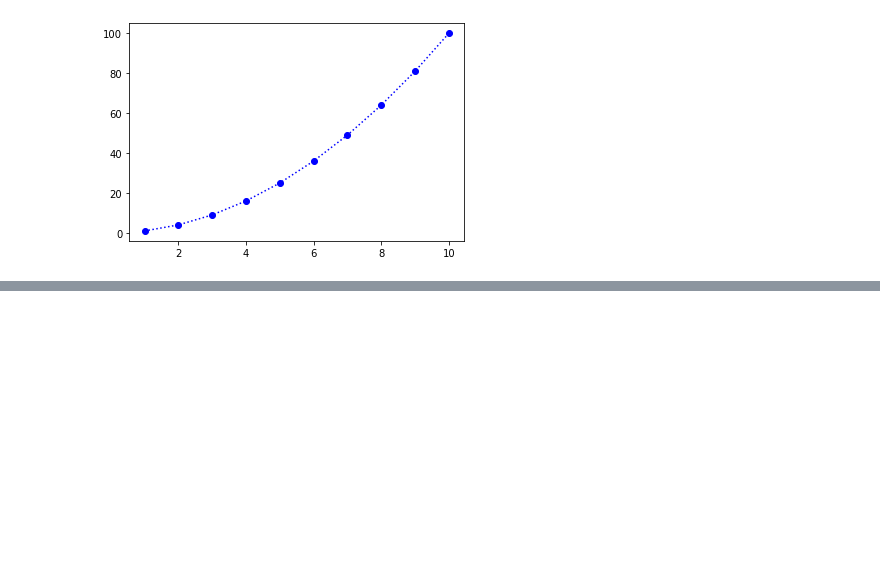
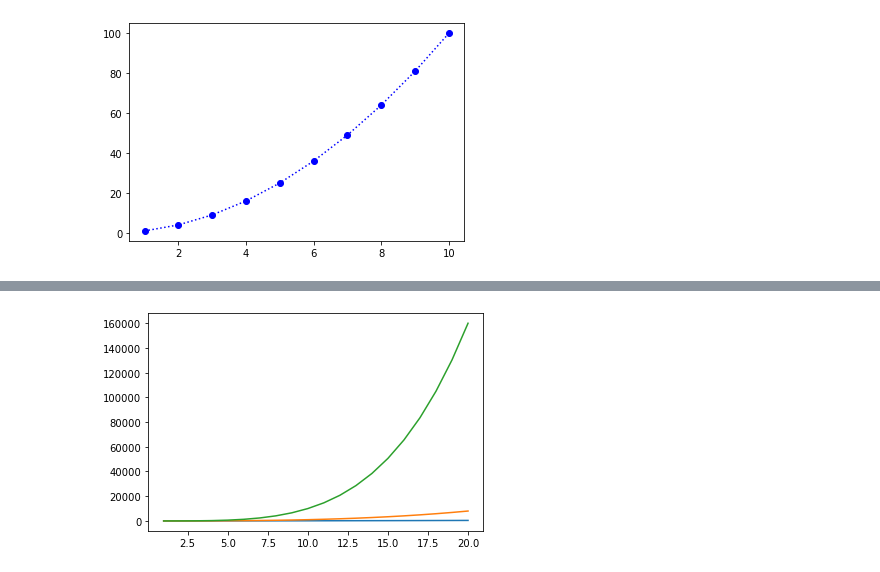
Before and after one commit to Disha0803/Matplotlib, a Jupyter notebook: Matplotlib basics.ipynb, the cells around one changed output, grey strips where cells are left out. Drawn from its saved outputs; the diff is of its cells as text; code cells hidden in the pictures; blank space fills up the shorter version.

```diff
--- a/Matplotlib basics.ipynb
+++ b/Matplotlib basics.ipynb
@@ -53,0 +53,2 @@ plt.show()
+# %%
+plt.rcParams['axes.prop_cycle'].by_key()
@@ -53,0 +66,12 @@ plt.show()
+# %%
+x=np.arange(1,21)
+y1=x**2
+y2=x**3
+y3=x**4
+plt.plot(x,y1)
+plt.plot(x,y2)
+plt.plot(x,y3)
+plt.savefig("images\\fig6.png")
+plt.show()
+# %% [output]
+[figure, added]
```
Also changed, not shown: parts of 11 cells of this notebook, 9 other files.
